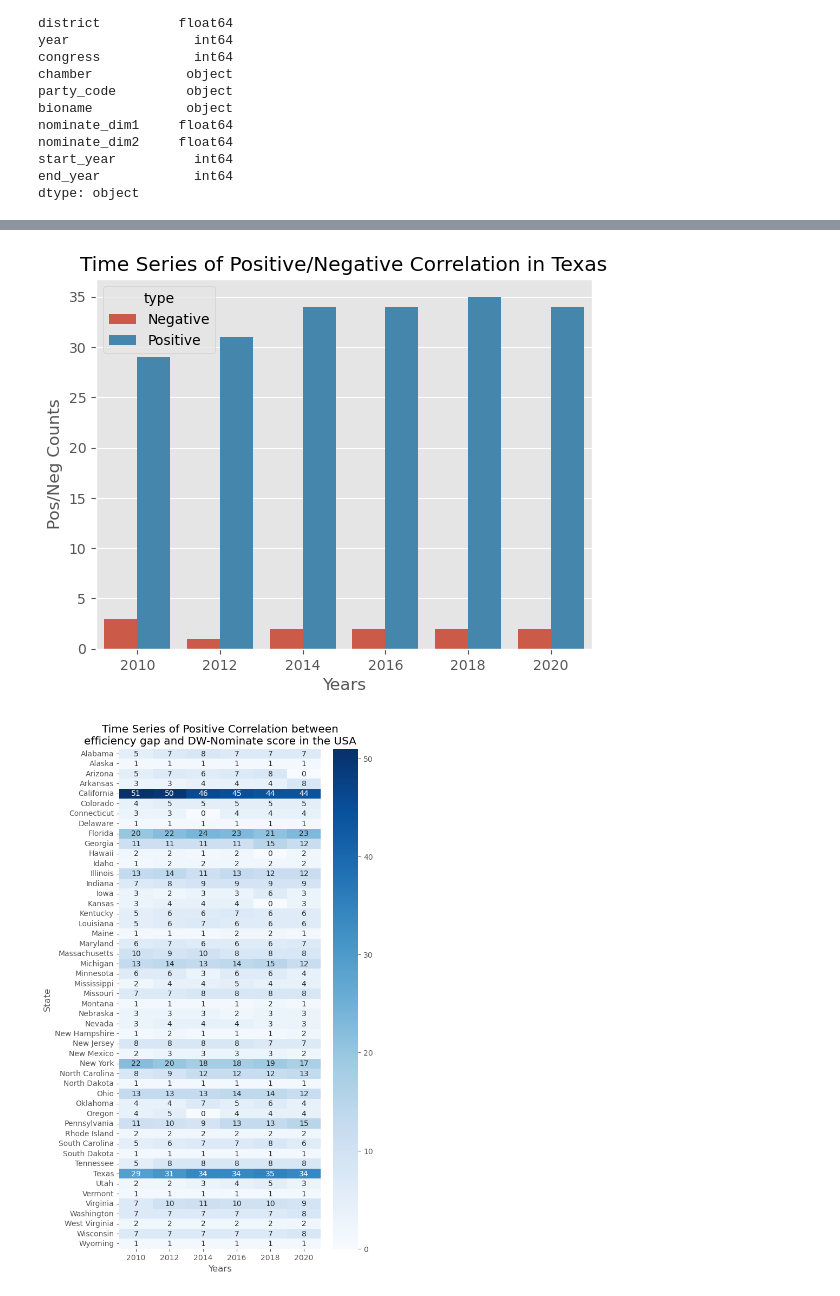
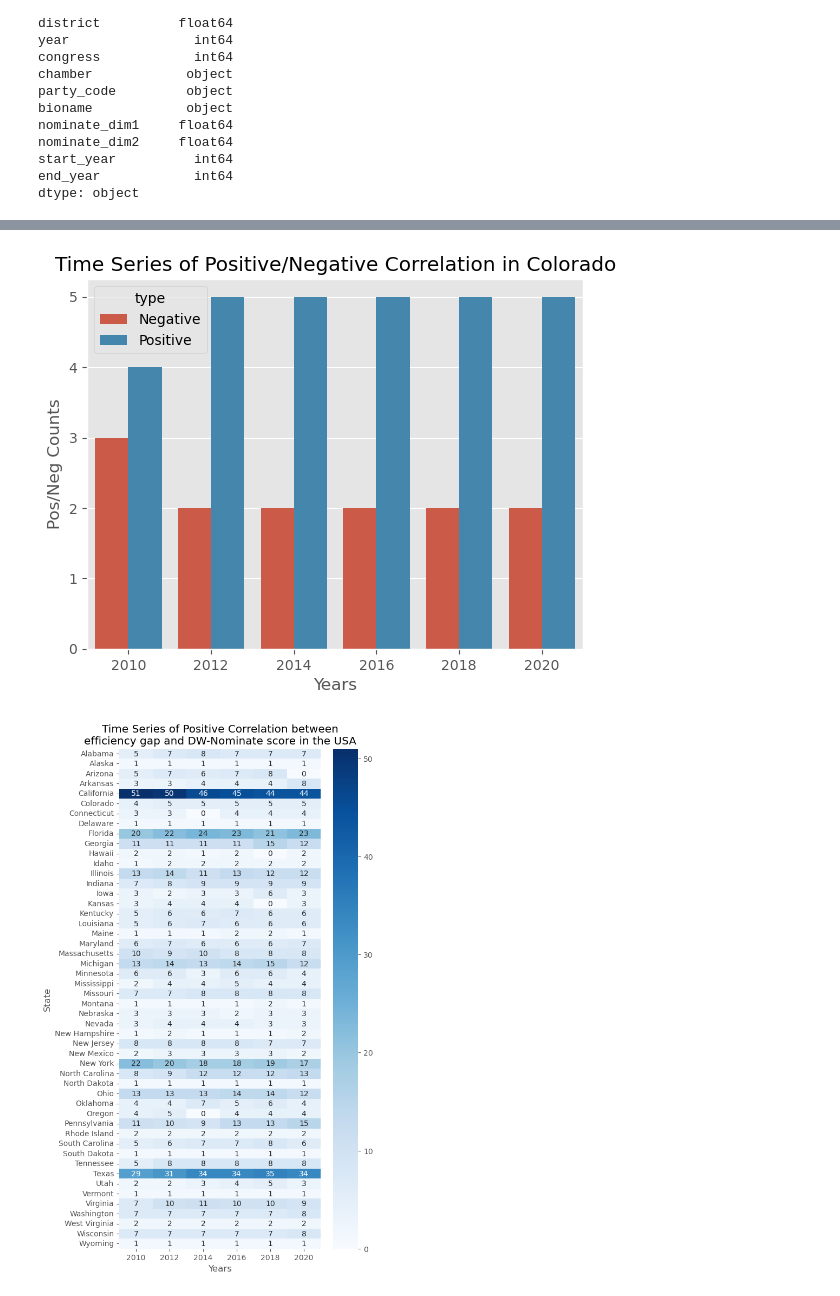
Before and after one commit to Simonlee711/gerrymandering-polarisation-study, a Jupyter notebook: src/gov-analysis.ipynb, the cells around one changed output, grey strips where cells are left out. Drawn from its saved outputs; the diff is of its cells as text; code cells hidden in the pictures.

```diff
--- a/src/gov-analysis.ipynb
+++ b/src/gov-analysis.ipynb
@@ -740,7 +740,7 @@ district(mega_df2, "TX", 2010)
 # %%
-state(mega_df2, "TX")
+state(mega_df2, "CO")
 # %% [output]
-[figure, old version]
+[figure, new version]
 # %%
 country(mega_df2)
 # %% [output]
```
Also changed, not shown: parts of 3 cells of this notebook.
